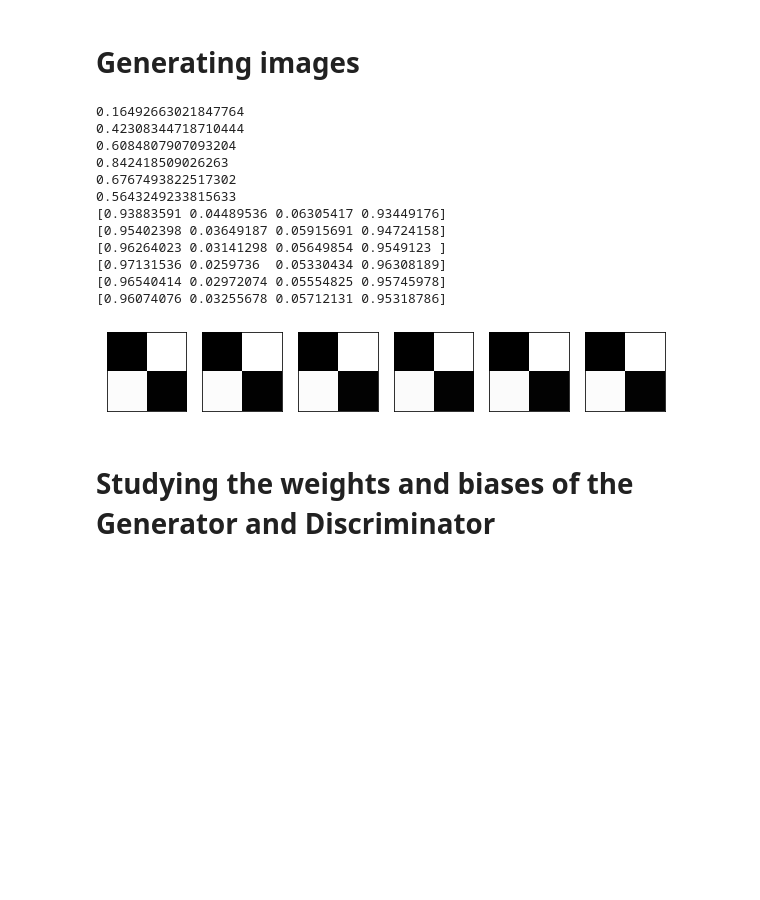
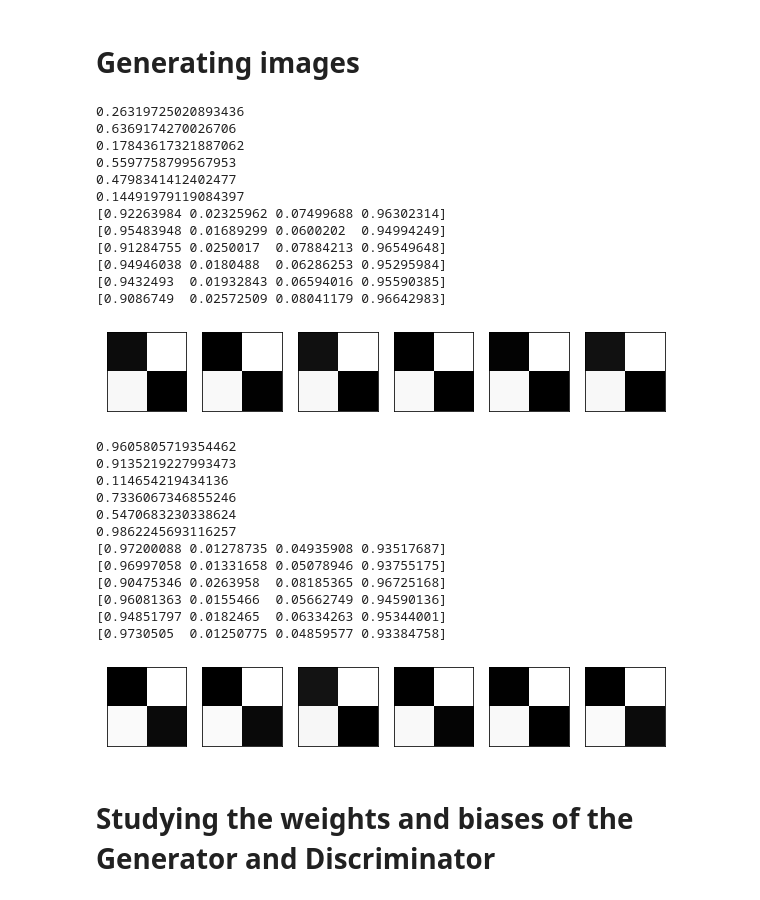
Before and after one commit to osamanatouf2/gans, a Jupyter notebook: GANs_in_Slanted_Land.ipynb, the cells around one changed output. Cells and saved outputs as stored; diff of their text form; code cells hidden in the pictures; blank space fills up the shorter version.

```diff
--- a/GANs_in_Slanted_Land.ipynb
+++ b/GANs_in_Slanted_Land.ipynb
@@ -219,5 +219,29 @@ Text(0.5, 1.0, 'Discriminator error function')
 # %% [markdown]
 # Generating images
+# %%
+generated_images = []
+for i in range(6):
+    z = np.random.random()
+    print(z)
+    generated_image = G.forward(z)
+    generated_images.append(generated_image)
+_ = view_samples(generated_images, 1, 6)
+for i in generated_images:
+    print(i)
+# %% [output]
+0.26319725020893436
+0.6369174270026706
+0.17843617321887062
+0.5597758799567953
+0.4798341412402477
+0.14491979119084397
+[0.92263984 0.02325962 0.07499688 0.96302314]
+[0.95483948 0.01689299 0.0600202  0.94994249]
+[0.91284755 0.0250017  0.07884213 0.96549648]
+[0.94946038 0.0180488  0.06286253 0.95295984]
+[0.9432493  0.01932843 0.06594016 0.95590385]
+[0.9086749  0.02572509 0.08041179 0.96642983]
+[figure, added]
 # %%
 generated_images = []
 for i in range(6):
@@ -229,18 +253,18 @@ _ = view_samples(generated_images, 1, 6)
 for i in generated_images:
     print(i)
 # %% [output]
-0.16492663021847764
-0.42308344718710444
-0.6084807907093204
-0.842418509026263
-0.6767493822517302
-0.5643249233815633
-[0.93883591 0.04489536 0.06305417 0.93449176]
-[0.95402398 0.03649187 0.05915691 0.94724158]
-[0.96264023 0.03141298 0.05649854 0.9549123 ]
-[0.97131536 0.0259736  0.05330434 0.96308189]
-[0.96540414 0.02972074 0.05554825 0.95745978]
-[0.96074076 0.03255678 0.05712131 0.95318786]
+0.9605805719354462
+0.9135219227993473
+0.114654219434136
+0.7336067346855246
+0.5470683230338624
+0.9862245693116257
+[0.97200088 0.01278735 0.04935908 0.93517687]
+[0.96997058 0.01331658 0.05078946 0.93755175]
+[0.90475346 0.0263958  0.08185365 0.96725168]
+[0.96081363 0.0155466  0.05662749 0.94590136]
+[0.94851797 0.0182465  0.06334263 0.95344001]
+[0.9730505  0.01250775 0.04859577 0.93384758]
 [figure]
 # %% [markdown]
 # Studying the weights and biases of the Generator and Discriminator
```
Also changed, not shown: parts of 5 cells of this notebook.
